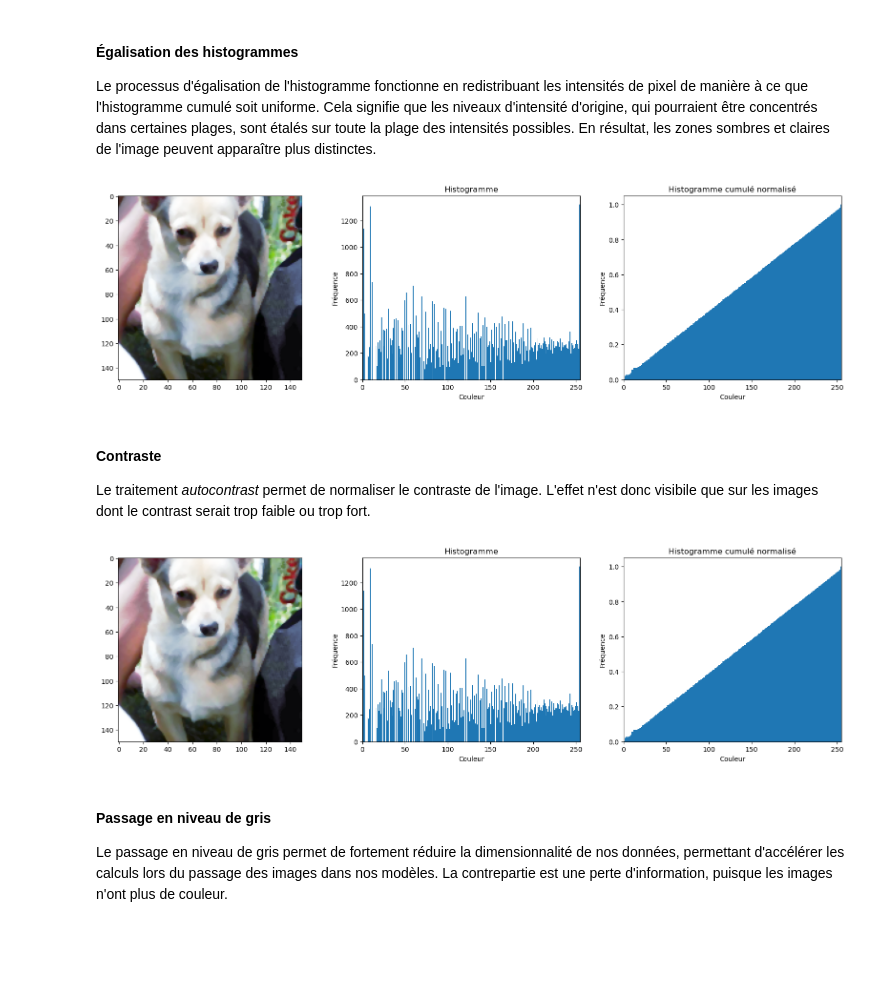
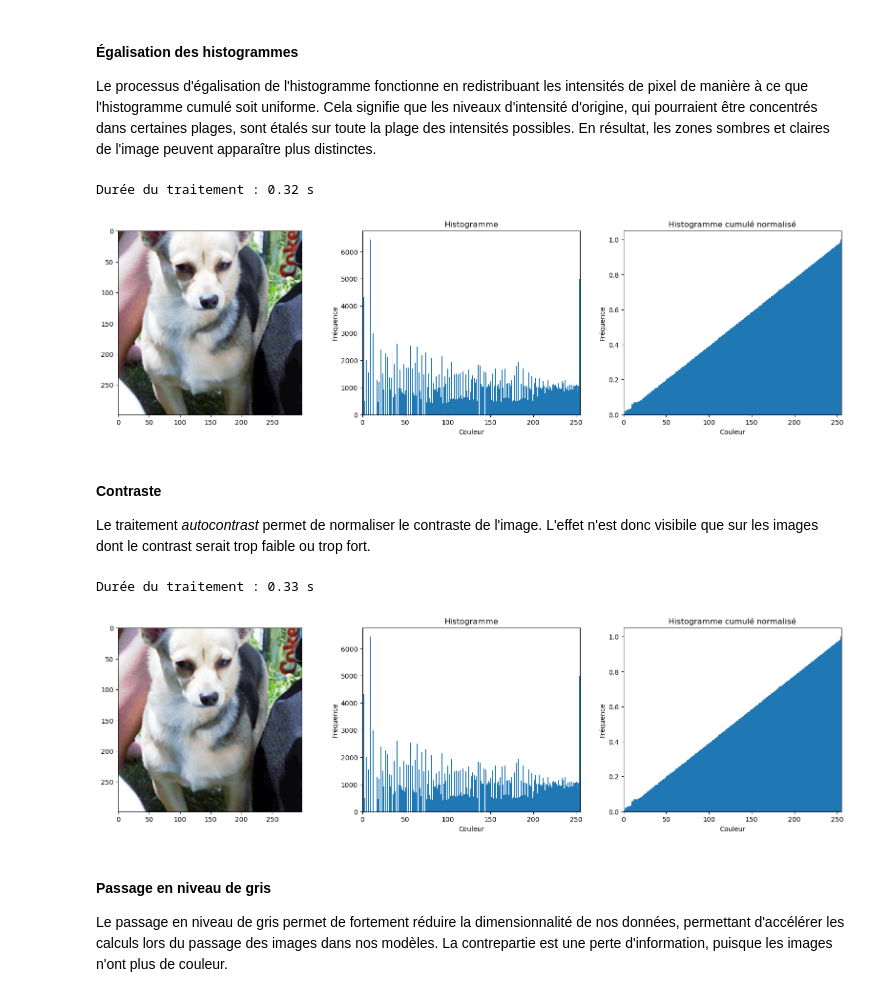
Before and after one commit to BiGHeaDMaX/Identifier-Races-Chiens-avec-TensorFlow, a Jupyter notebook: 01 - Analyse et prétraitements.ipynb, the cells around one changed output. Cells and saved outputs as stored; diff of their text form; code cells hidden in the pictures; blank space fills up the shorter version.

```diff
--- a/01 - Analyse et prétraitements.ipynb
+++ b/01 - Analyse et prétraitements.ipynb
@@ -30,6 +37,8 @@ path = "dogs_small/"  # Localisation des images du dataset
 data_path = glob(path+'*/*.jp*')  # Récupération des chemins de tous les fichiers
 suffixe = "_proc"  # Suffixe à ajouter au dossier des images traitées
 # %%
+debut = time.time()  # Heure de début du traitement
+
 # Récupération des noms des dossiers (qui représentent les noms des labels)
 # [len(path):] pour ne récupérer que les noms des dossiers, sans le chemin
 list_labels = [os.path.dirname(dossier)[len(path):] for dossier in data_path]
@@ -41,9 +50,13 @@ file_names = [os.path.basename(dossier) for dossier in data_path]
 # img_array = [np.array(Image.open(ligne)) for ligne in data_path]
 
 # Ouverture des images avec PIL.image
-img_pil = [Image.open(ligne) for ligne in data_path]
+# L'utilisation de copy.deepcopy() permet d'éviter les erreurs
+# lors de l'ouverture d'un grand nombre de fichier avec Image.open()
+img_pil = [copy.deepcopy(Image.open(ligne)) for ligne in data_path]
 
 # Récupération des dimensions des images
 largeur = [ligne.size[0] for ligne in img_pil]
 hauteur = [ligne.size[1] for ligne in img_pil]
 pixels = [ligne.size[0] * ligne.size[1] for ligne in img_pil]
+
+print(f"Durée du traitement : {(time.time() - debut):.2f} s")
@@ -190,7 +205,7 @@ image_shower(img_pil[0])
 #### **Options de traitement**
 # %%
 # Redimentionnement
-out_size = (150, 150)
+out_size = (299, 299)
 resize_mod = "fit"  # Autre option "pad"
 
 # Denoising
@@ -212,6 +227,9 @@ Avant d'être passées dans nos modèles, il est préférable de redimensionner
 **Avantage :** pas de perte d'information ; **Défaut :** ajoute de bruit (remplissage noir)
 # %%
 if resize_mod:
+
+    debut = time.time()  # Heure de début du traitement
+
     for i in range(len(img_pil)):
         img = img_pil[i]
         if resize_mod == "fit":
@@ -223,6 +241,8 @@ if resize_mod:
         # On remplace l'image d'origine par l'image traitée
         img_pil[i] = img
 
+    print(f"Durée du traitement : {(time.time() - debut):.2f} s")
+
     # Exemple d'image après traitement
     image_shower(img_pil[0])
 
@@ -237,5 +258,7 @@ Débruitage de l'image à l'aide d'un filtre médian (non-linéaire) : la valeur
 # %%
 if denoise:
+
+    debut = time.time()  # Heure de début du traitement
 
     for i in range(len(img_pil)):
 
@@ -247,6 +270,8 @@ if denoise:
         # On remplace l'image d'origine par l'image traitée
         img_pil[i] = img
 
+    print(f"Durée du traitement : {(time.time() - debut):.2f} s")
+
     image_shower(img_pil[0])
 
 else:
@@ -258,23 +284,30 @@ else:
 
 Le processus d'égalisation de l'histogramme fonctionne en redistribuant les intensités de pixel de manière à ce que l'histogramme cumulé soit uniforme. Cela signifie que les niveaux d'intensité d'origine, qui pourraient être concentrés dans certaines plages, sont étalés sur toute la plage des intensités possibles. En résultat, les zones sombres et claires de l'image peuvent apparaître plus distinctes.
 # %%
+debut = time.time()  # Heure de début du traitement
+
 for i in range(len(img_pil)):
 
     img = img_pil[i]
 
     img = equalize(img)
 
     # On remplace l'image d'origine par l'image traitée
     img_pil[i] = img
 
+print(f"Durée du traitement : {(time.time() - debut):.2f} s")
+
 image_shower(img_pil[0])
 # %% [output]
+Durée du traitement : 0.32 s
-[figure, old version]
+[figure, new version]
 # %% [markdown]
 #### **Contraste**
 
 Le traitement *autocontrast* permet de normaliser le contraste de l'image. L'effet n'est donc visibile que sur les images dont le contrast serait trop faible ou trop fort.
 # %%
+debut = time.time()  # Heure de début du traitement
+
 for i in range(len(img_pil)):
 
     img = img_pil[i]
@@ -288,10 +321,13 @@ for i in range(len(img_pil)):
     # On remplace l'image d'origine par l'image traitée
     img_pil[i] = img
 
+print(f"Durée du traitement : {(time.time() - debut):.2f} s")
+
 # Exemple d'image après traitement
 image_shower(img_pil[0])
 # %% [output]
+Durée du traitement : 0.33 s
-[figure, old version]
+[figure, new version]
 # %% [markdown]
 #### **Passage en niveau de gris**
 
```
Also changed, not shown: parts of 29 cells of this notebook.
